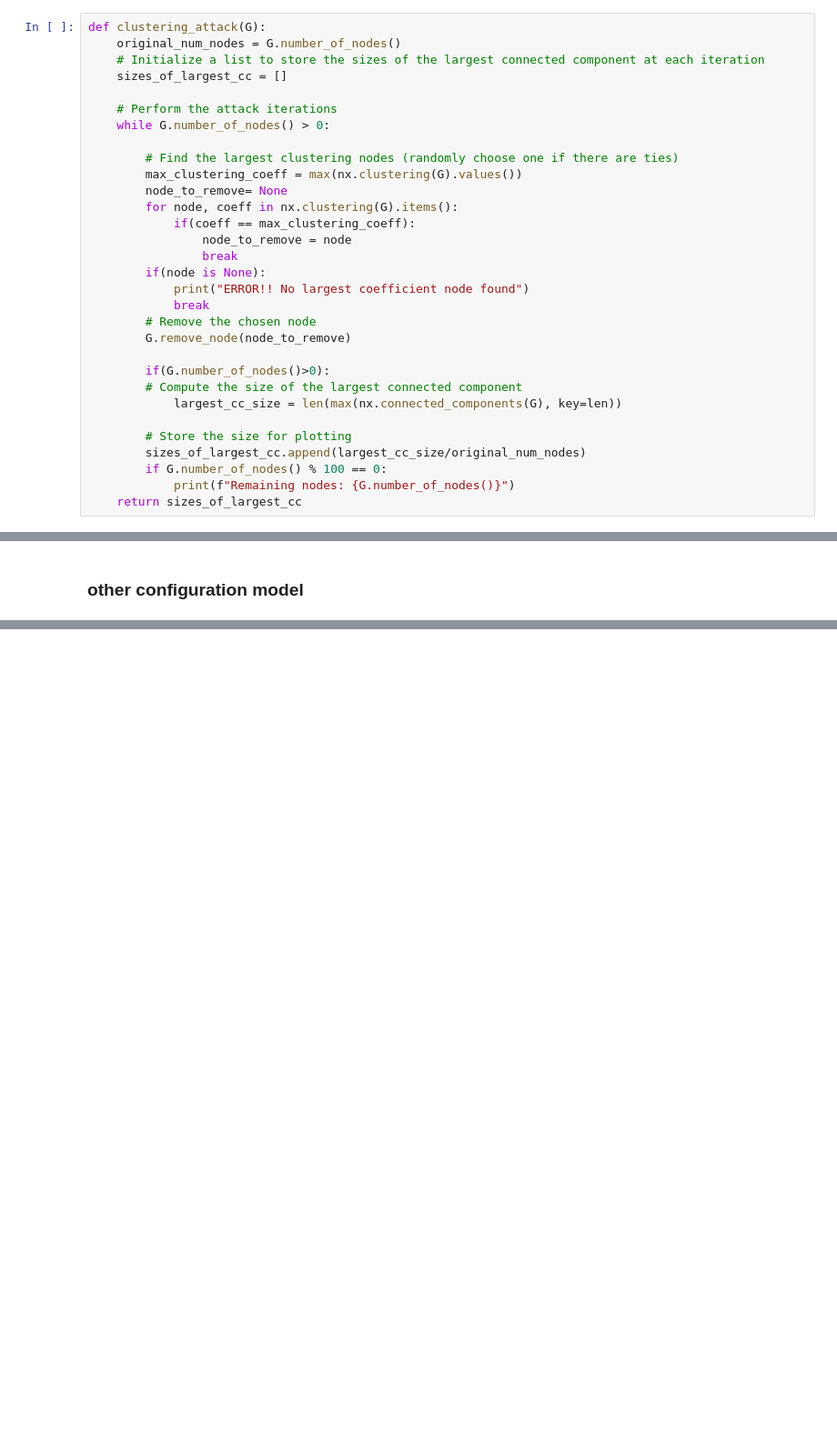
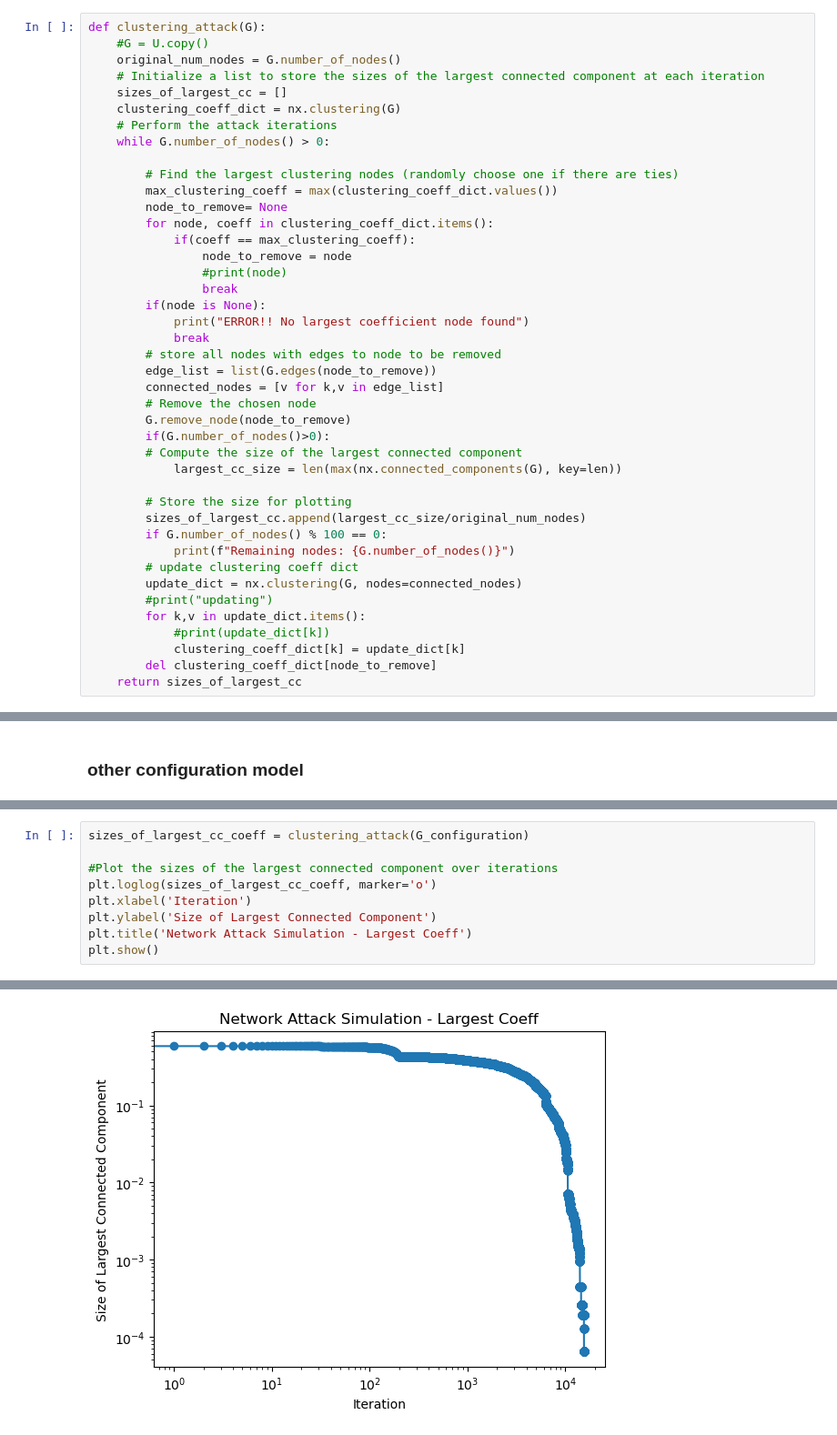
Before and after one commit to ldr7/Network-Science, a Jupyter notebook: homework3.ipynb, the cells around one changed output, grey strips where cells are left out. Shown at 91% size. Drawn from its saved outputs; the diff is of its cells as text; blank space fills up the shorter version.

```diff
--- a/homework3.ipynb
+++ b/homework3.ipynb
@@ -336,26 +172,30 @@ size_of_largest_cc = len(largest_cc)
 del size_of_largest_cc
 # %%
 def clustering_attack(G):
+    #G = U.copy()
     original_num_nodes = G.number_of_nodes()
     # Initialize a list to store the sizes of the largest connected component at each iteration
     sizes_of_largest_cc = []
-
+    clustering_coeff_dict = nx.clustering(G)
     # Perform the attack iterations
     while G.number_of_nodes() > 0:
 
         # Find the largest clustering nodes (randomly choose one if there are ties)
-        max_clustering_coeff = max(nx.clustering(G).values())
+        max_clustering_coeff = max(clustering_coeff_dict.values())
         node_to_remove= None
-        for node, coeff in nx.clustering(G).items():
+        for node, coeff in clustering_coeff_dict.items():
             if(coeff == max_clustering_coeff):
                 node_to_remove = node
+                #print(node)
                 break
         if(node is None):
             print("ERROR!! No largest coefficient node found")
             break
+        # store all nodes with edges to node to be removed
+        edge_list = list(G.edges(node_to_remove))
+        connected_nodes = [v for k,v in edge_list]
         # Remove the chosen node
         G.remove_node(node_to_remove)
-
         if(G.number_of_nodes()>0):
         # Compute the size of the largest connected component
             largest_cc_size = len(max(nx.connected_components(G), key=len))
@@ -364,6 +204,13 @@ def clustering_attack(G):
         sizes_of_largest_cc.append(largest_cc_size/original_num_nodes)
         if G.number_of_nodes() % 100 == 0:
             print(f"Remaining nodes: {G.number_of_nodes()}")
+        # update clustering coeff dict
+        update_dict = nx.clustering(G, nodes=connected_nodes)
+        #print("updating")
+        for k,v in update_dict.items():
+            #print(update_dict[k])
+            clustering_coeff_dict[k] = update_dict[k]
+        del clustering_coeff_dict[node_to_remove]
     return sizes_of_largest_cc
 # %%
 def degree_attack(G):
@@ -568,0 +360,10 @@ G = nx.Graph(G)
+# %%
+sizes_of_largest_cc_coeff = clustering_attack(G_configuration)
+
+#Plot the sizes of the largest connected component over iterations
+plt.loglog(sizes_of_largest_cc_coeff, marker='o')
+plt.xlabel('Iteration')
+plt.ylabel('Size of Largest Connected Component')
+plt.title('Network Attack Simulation - Largest Coeff')
+plt.show()
+# %% [output]
@@ -568,0 +387 @@ G = nx.Graph(G)
+[figure, added]
```
Also changed, not shown: parts of 32 cells of this notebook.
